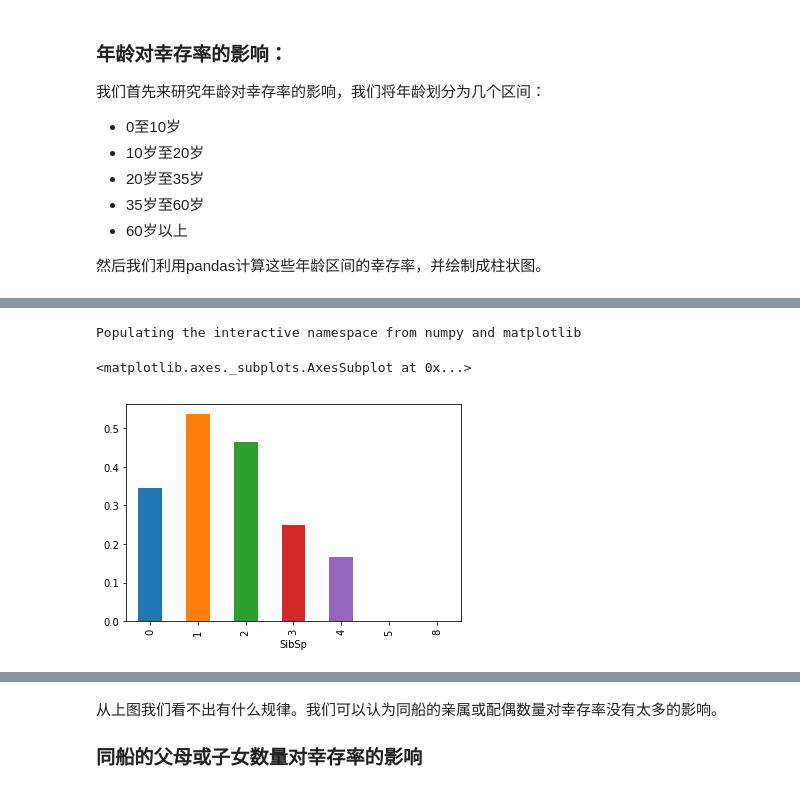
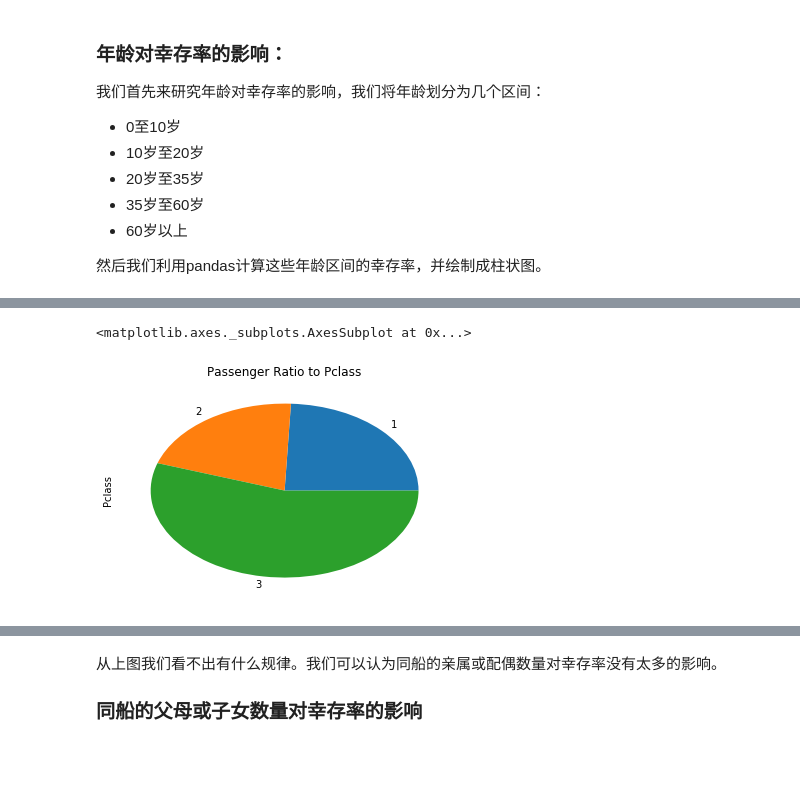
Before and after one commit to LightKool/udacity, a Jupyter notebook: MLS/P04/Investigate Titanic Data.ipynb, the cells around one changed output, grey strips where cells are left out. Cells and saved outputs as stored; diff of their text form; code cells hidden in the pictures; blank space fills up the shorter version.

```diff
--- a/MLS/P04/Investigate Titanic Data.ipynb
+++ b/MLS/P04/Investigate Titanic Data.ipynb
@@ -139,7 +126,5 @@ def survival_ratio_by_sibsp(data):
-# %%
-%pylab inline
-survival_ratio_by_sibsp(titanic_data).plot(kind='bar')
-# %% [output]
-Populating the interactive namespace from numpy and matplotlib
-<matplotlib.axes._subplots.AxesSubplot at 0x...>
-[figure, removed]
+# %%
+titanic_data.groupby('Pclass').size().plot(kind='pie', title="Passenger Ratio to Pclass", label="Pclass")
+# %% [output]
+<matplotlib.axes._subplots.AxesSubplot at 0x...>
+[figure, added]
```
Also changed, not shown: parts of 22 cells of this notebook, 1 other file.
